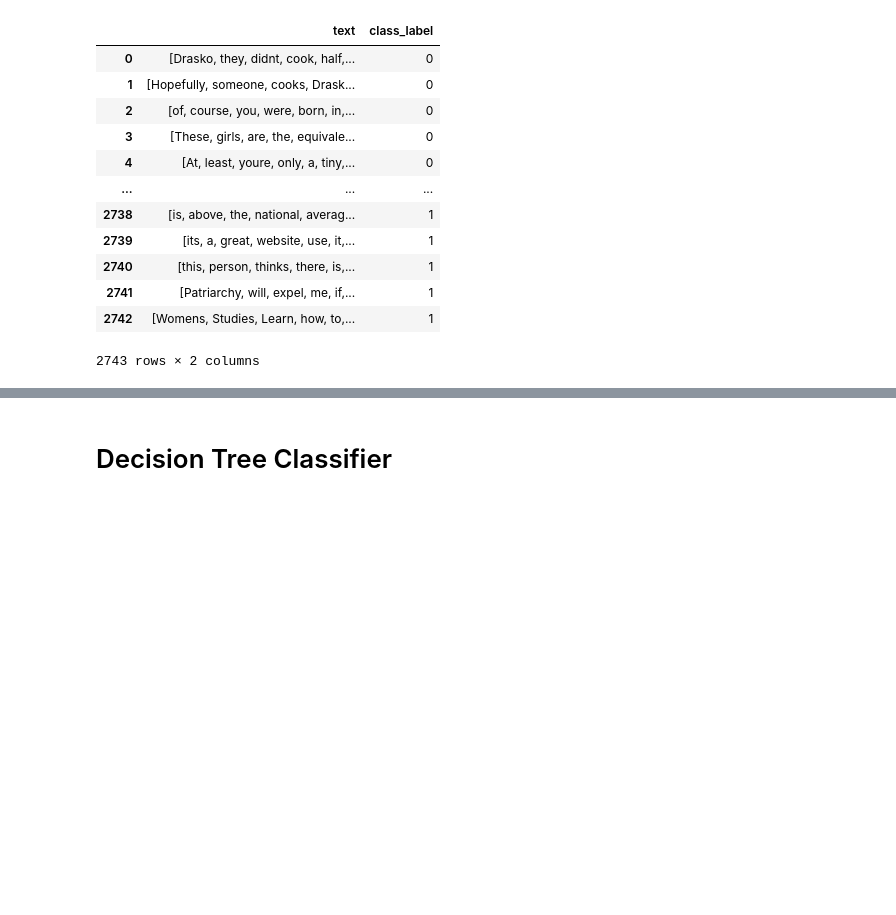
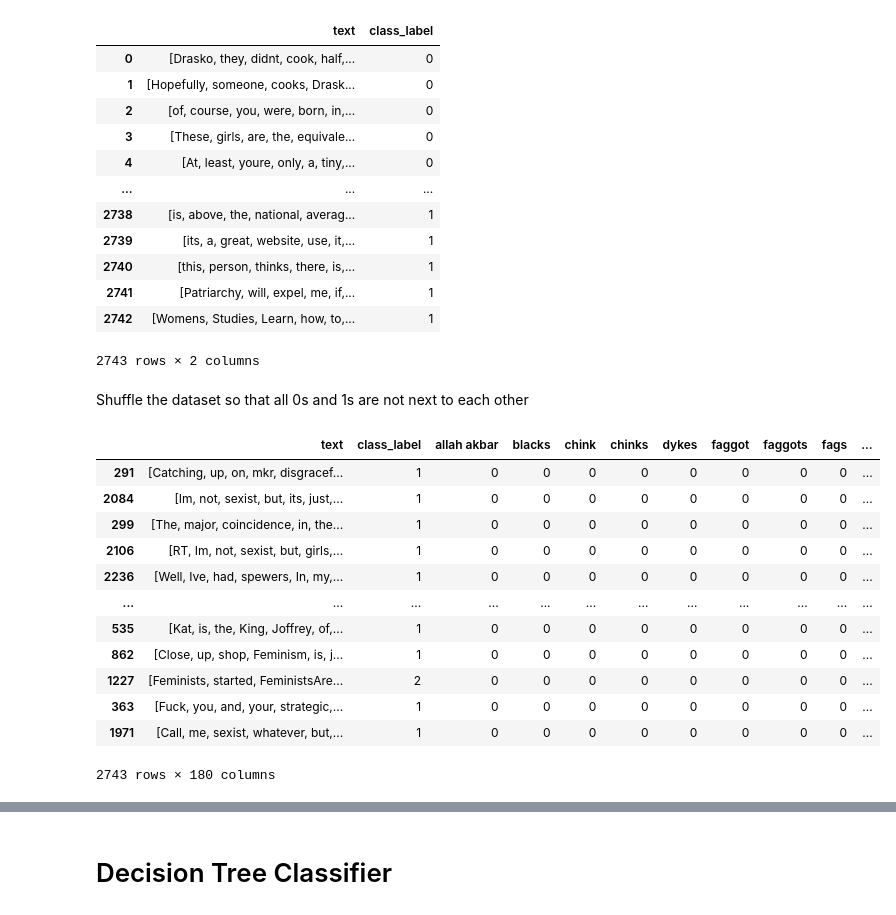
Before and after one commit to zuziamatysiak/cis419-hate-speech, a Jupyter notebook: colab notebooks/CIS_419_Project.ipynb, the cells around one changed output, grey strips where cells are left out. Cells and saved outputs as stored; diff of their text form; code cells hidden in the pictures; blank space fills up the shorter version.

```diff
--- a/colab notebooks/CIS_419_Project.ipynb
+++ b/colab notebooks/CIS_419_Project.ipynb
@@ -148,6 +147,25 @@ df_waseem
 | 2741 | [Patriarchy, will, expel, me, if,... | 1 |
 | 2742 | [Womens, Studies, Learn, how, to,... | 1 |
 2743 rows × 2 columns
+# %% [markdown]
+Shuffle the dataset so that all 0s and 1s are not next to each other
+# %%
+df_waseem = df_waseem.sample(frac = 1)
+df_waseem
+# %% [output]
+|  | text | class_label | allah akbar | blacks | chink | chinks | dykes | faggot | faggots | fags | ... |
+| 291 | [Catching, up, on, mkr, disgracef... | 1 | 0 | 0 | 0 | 0 | 0 | 0 | 0 | 0 | ... |
+| 2084 | [Im, not, sexist, but, its, just,... | 1 | 0 | 0 | 0 | 0 | 0 | 0 | 0 | 0 | ... |
+| 299 | [The, major, coincidence, in, the... | 1 | 0 | 0 | 0 | 0 | 0 | 0 | 0 | 0 | ... |
+| 2106 | [RT, Im, not, sexist, but, girls,... | 1 | 0 | 0 | 0 | 0 | 0 | 0 | 0 | 0 | ... |
+| 2236 | [Well, Ive, had, spewers, In, my,... | 1 | 0 | 0 | 0 | 0 | 0 | 0 | 0 | 0 | ... |
+| ... | ... | ... | ... | ... | ... | ... | ... | ... | ... | ... | ... |
+| 535 | [Kat, is, the, King, Joffrey, of,... | 1 | 0 | 0 | 0 | 0 | 0 | 0 | 0 | 0 | ... |
+| 862 | [Close, up, shop, Feminism, is, j... | 1 | 0 | 0 | 0 | 0 | 0 | 0 | 0 | 0 | ... |
+| 1227 | [Feminists, started, FeministsAre... | 2 | 0 | 0 | 0 | 0 | 0 | 0 | 0 | 0 | ... |
+| 363 | [Fuck, you, and, your, strategic,... | 1 | 0 | 0 | 0 | 0 | 0 | 0 | 0 | 0 | ... |
+| 1971 | [Call, me, sexist, whatever, but,... | 1 | 0 | 0 | 0 | 0 | 0 | 0 | 0 | 0 | ... |
+2743 rows × 180 columns
 # %%
 for word in words:
   df_waseem[word] = df_waseem["text"].map(lambda x: 1 if word in x else 0)
```
Also changed, not shown: parts of 12 cells of this notebook, 3 other files.
